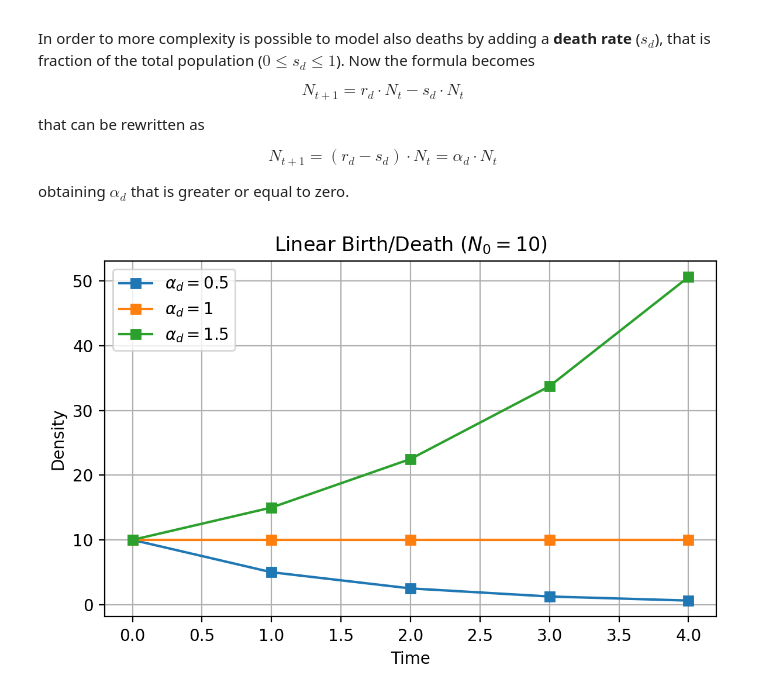
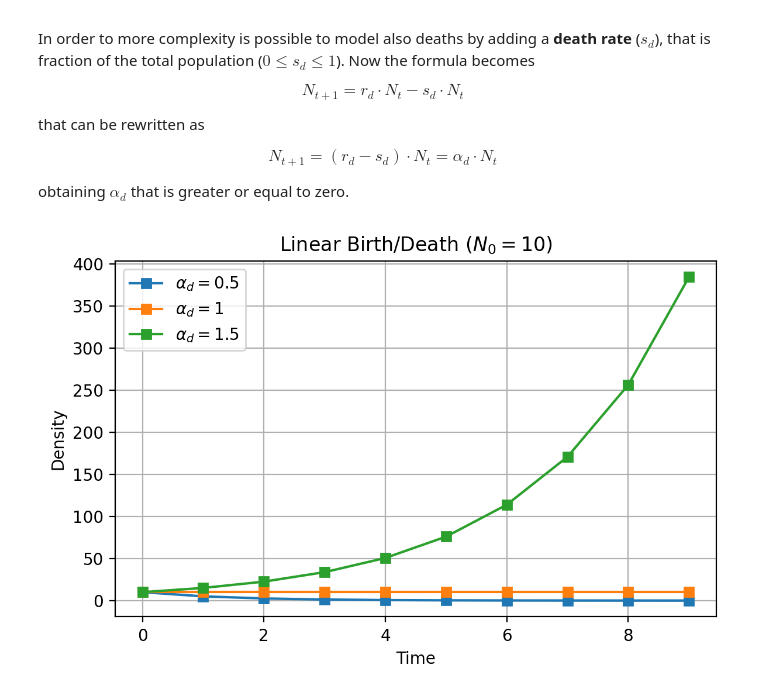
Before and after one commit to FedericoBustaffa/cmcs, a Jupyter notebook: discrete.ipynb, the cells around one changed output. Drawn from its saved outputs; the diff is of its cells as text; code cells hidden in the pictures.

```diff
--- a/discrete.ipynb
+++ b/discrete.ipynb
@@ -90,23 +90,23 @@ $$N_{t+1} = (r_d - s_d) \cdot N_t = \alpha_d \cdot N_t$$
 
 obtaining $\alpha_d$ that is greater or equal to zero.
 # %%
-times = [i for i in range(5)]
+times = [i for i in range(10)]
 
 plt.figure(figsize=(6, 4), dpi=200)
 
 N_0 = 10
 plt.title(rf"Linear Birth/Death ($N_0 = {N_0}$)")
 plt.xlabel("Time")
 plt.ylabel("Density")
 alphas = [0.5, 1, 1.5]
 for alpha in alphas:
     plt.plot(times,
              [linear_birth(N_0, alpha, t) for t in times],
              marker="s", label=rf"$\alpha_d = {alpha}$",
         )
 plt.legend()
 plt.grid()
 plt.tight_layout()
 plt.show()
 # %% [output]
-[figure, old version]
+[figure, new version]
```
Also changed, not shown: parts of 8 cells of this notebook.
